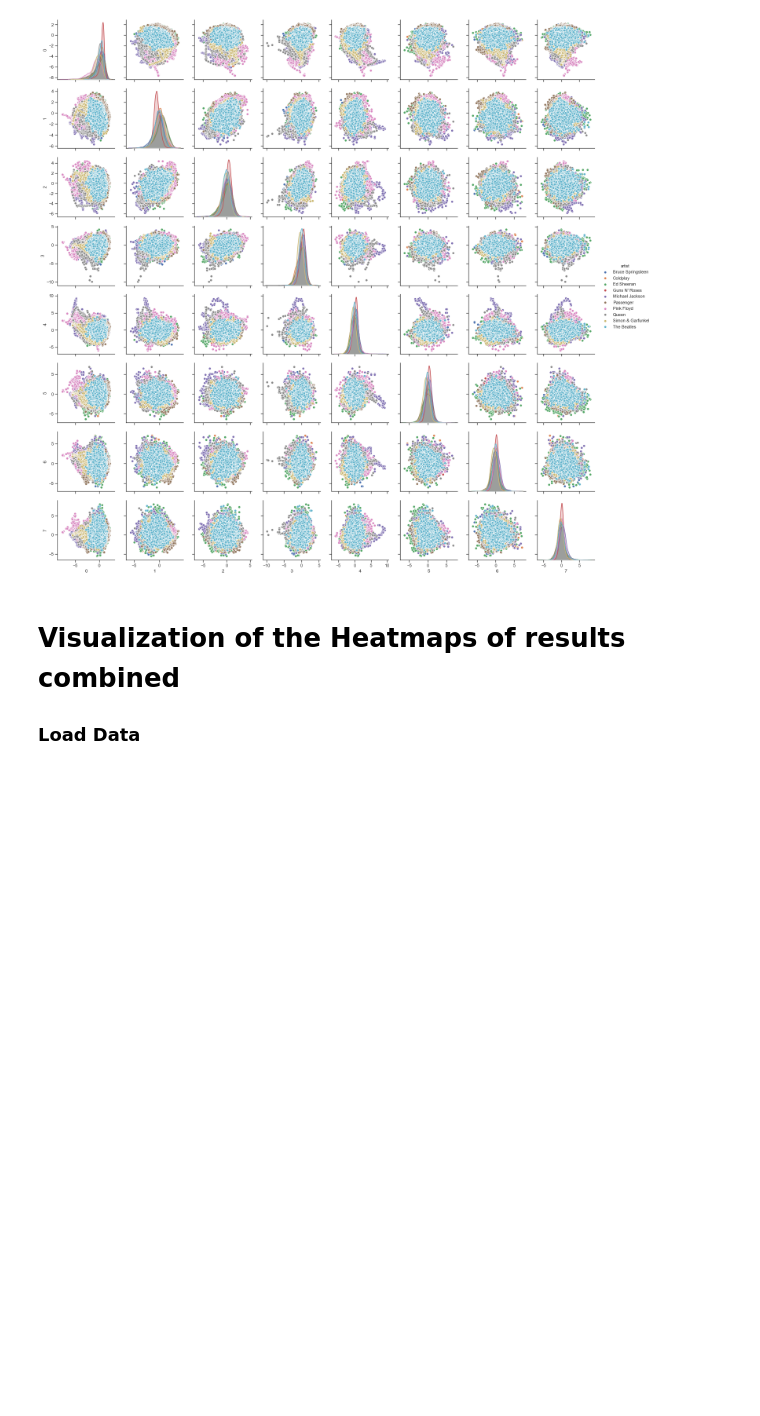
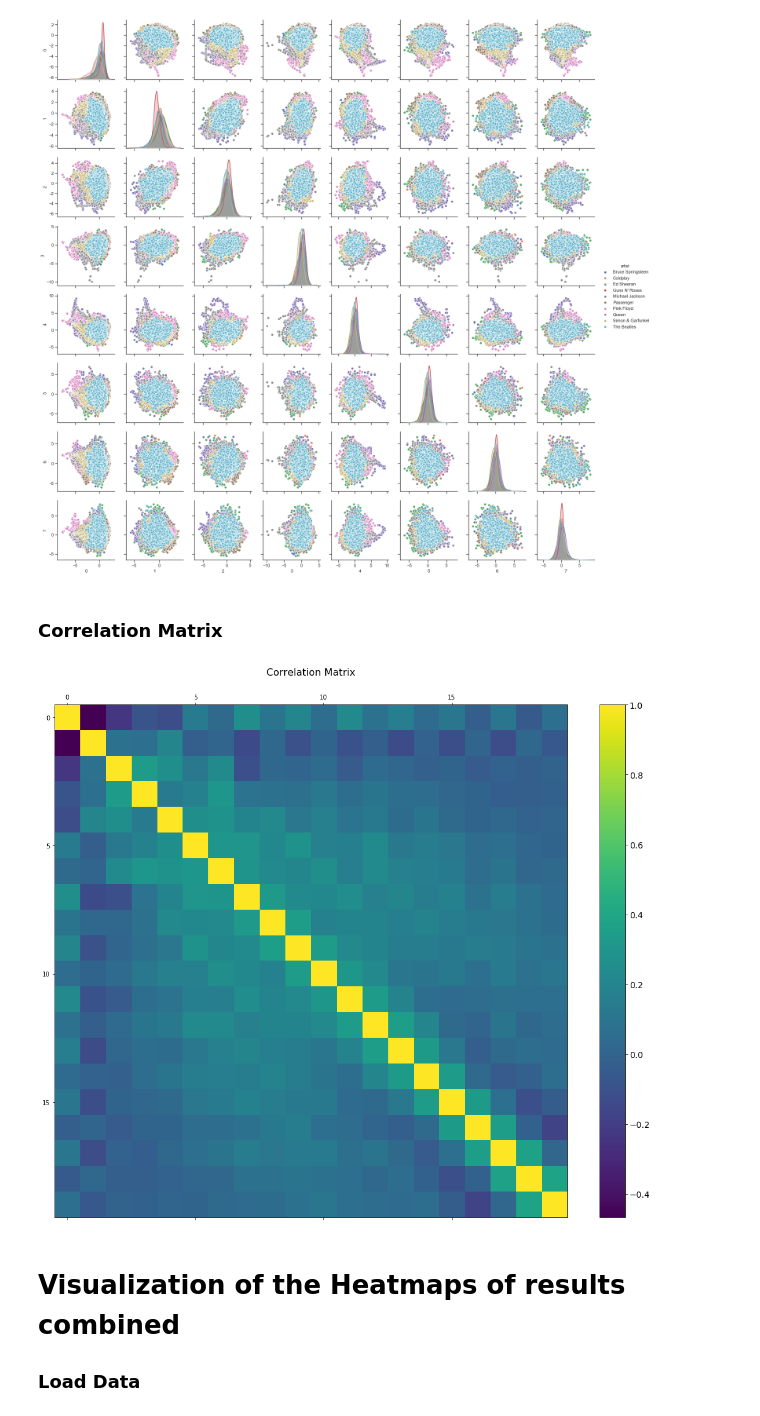
Before and after one commit to mr-96/SML-Project, a Jupyter notebook: 2 - Visualization.ipynb, the cells around one changed output. Cells and saved outputs as stored; diff of their text form; code cells hidden in the pictures; blank space fills up the shorter version.

```diff
--- a/2 - Visualization.ipynb
+++ b/2 - Visualization.ipynb
@@ -280,6 +281,29 @@ seaborn.pairplot(df, hue="artist")
 # %% [output]
 <seaborn.axisgrid.PairGrid at 0x...>
 [figure]
+# %% [markdown]
+### Correlation Matrix
+# %%
+sr=10000
+n_mfcc=20
+
+###create a df with all frames of all songs
+all_mfcc=numpy.empty((1,n_mfcc))
+for t in x[sr][n_mfcc]:
+    all_mfcc=numpy.vstack((all_mfcc, t["mfcc"]))
+all_mfcc=numpy.delete(all_mfcc,0,0)
+#scaler = sklearn.preprocessing.StandardScaler()
+#all_mfcc=scaler.fit_transform(all_mfcc)
+all_mfcc=pandas.DataFrame(all_mfcc)
+# %%
+f = plt.figure(figsize=(19, 15))
+plt.matshow(all_mfcc.corr(), fignum=f.number)
+cb = plt.colorbar()
+cb.ax.tick_params(labelsize=14)
+plt.title('Correlation Matrix', fontsize=16);
+plt.savefig('corr.svg')
+# %% [output]
+[figure, added]
 # %% [markdown]
 # Visualization of the Heatmaps of results combined
 ### Load Data
```
Also changed, not shown: parts of 5 cells of this notebook, 2 other files.
